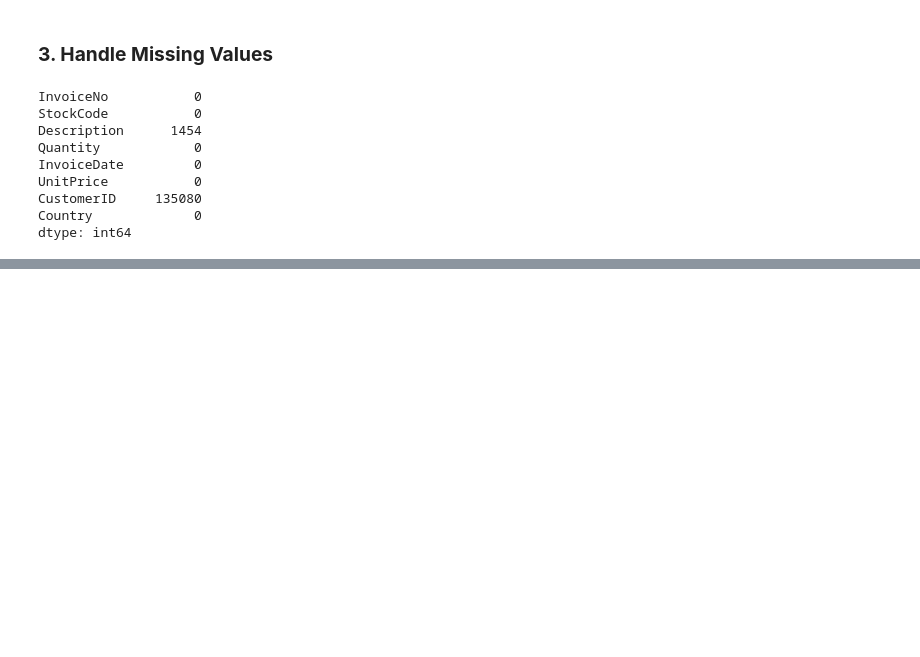
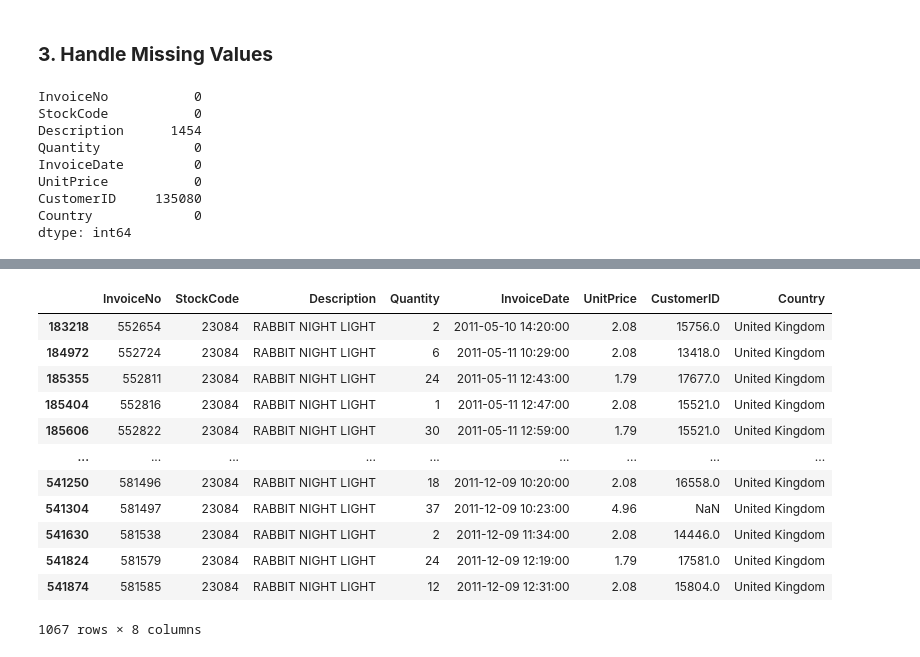
Before and after one commit to chanduka99/Retail_Data_Analysis, a Jupyter notebook: LargeScaleDataAnalysis.ipynb, the cells around one changed output, grey strips where cells are left out. Drawn from its saved outputs; the diff is of its cells as text; code cells hidden in the pictures; blank space fills up the shorter version.

```diff
--- a/LargeScaleDataAnalysis.ipynb
+++ b/LargeScaleDataAnalysis.ipynb
@@ -54,0 +159,17 @@ dtype: int64
+# %%
+# similarly we will check for the second most null description having stock code, if there are valid descriptions left
+df1[df1.StockCode=="23084"]
+# %% [output]
+|  | InvoiceNo | StockCode | Description | Quantity | InvoiceDate | UnitPrice | CustomerID | Country |
+| 183218 | 552654 | 23084 | RABBIT NIGHT LIGHT | 2 | 2011-05-10 14:20:00 | 2.08 | 15756.0 | United Kingdom |
+| 184972 | 552724 | 23084 | RABBIT NIGHT LIGHT | 6 | 2011-05-11 10:29:00 | 2.08 | 13418.0 | United Kingdom |
+| 185355 | 552811 | 23084 | RABBIT NIGHT LIGHT | 24 | 2011-05-11 12:43:00 | 1.79 | 17677.0 | United Kingdom |
+| 185404 | 552816 | 23084 | RABBIT NIGHT LIGHT | 1 | 2011-05-11 12:47:00 | 2.08 | 15521.0 | United Kingdom |
+| 185606 | 552822 | 23084 | RABBIT NIGHT LIGHT | 30 | 2011-05-11 12:59:00 | 1.79 | 15521.0 | United Kingdom |
+| ... | ... | ... | ... | ... | ... | ... | ... | ... |
+| 541250 | 581496 | 23084 | RABBIT NIGHT LIGHT | 18 | 2011-12-09 10:20:00 | 2.08 | 16558.0 | United Kingdom |
+| 541304 | 581497 | 23084 | RABBIT NIGHT LIGHT | 37 | 2011-12-09 10:23:00 | 4.96 | NaN | United Kingdom |
+| 541630 | 581538 | 23084 | RABBIT NIGHT LIGHT | 2 | 2011-12-09 11:34:00 | 2.08 | 14446.0 | United Kingdom |
+| 541824 | 581579 | 23084 | RABBIT NIGHT LIGHT | 24 | 2011-12-09 12:19:00 | 1.79 | 17581.0 | United Kingdom |
+| 541874 | 581585 | 23084 | RABBIT NIGHT LIGHT | 12 | 2011-12-09 12:31:00 | 2.08 | 15804.0 | United Kingdom |
+1067 rows × 8 columns
```
Also changed, not shown: parts of 9 cells of this notebook, 1 other file.
